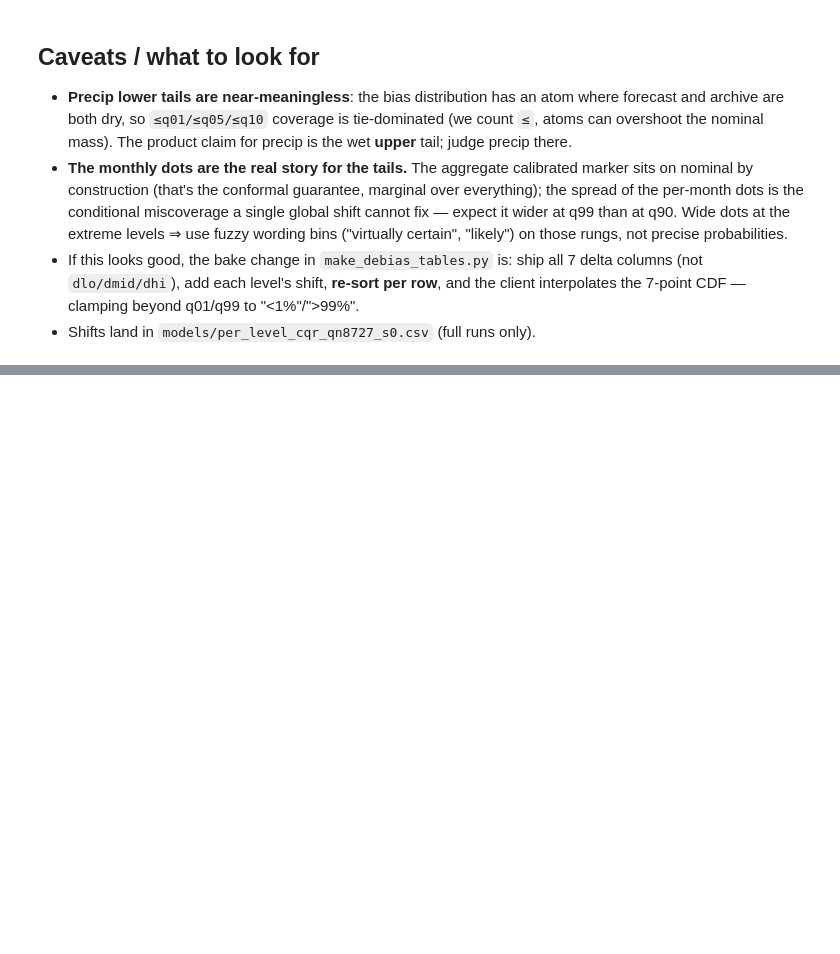
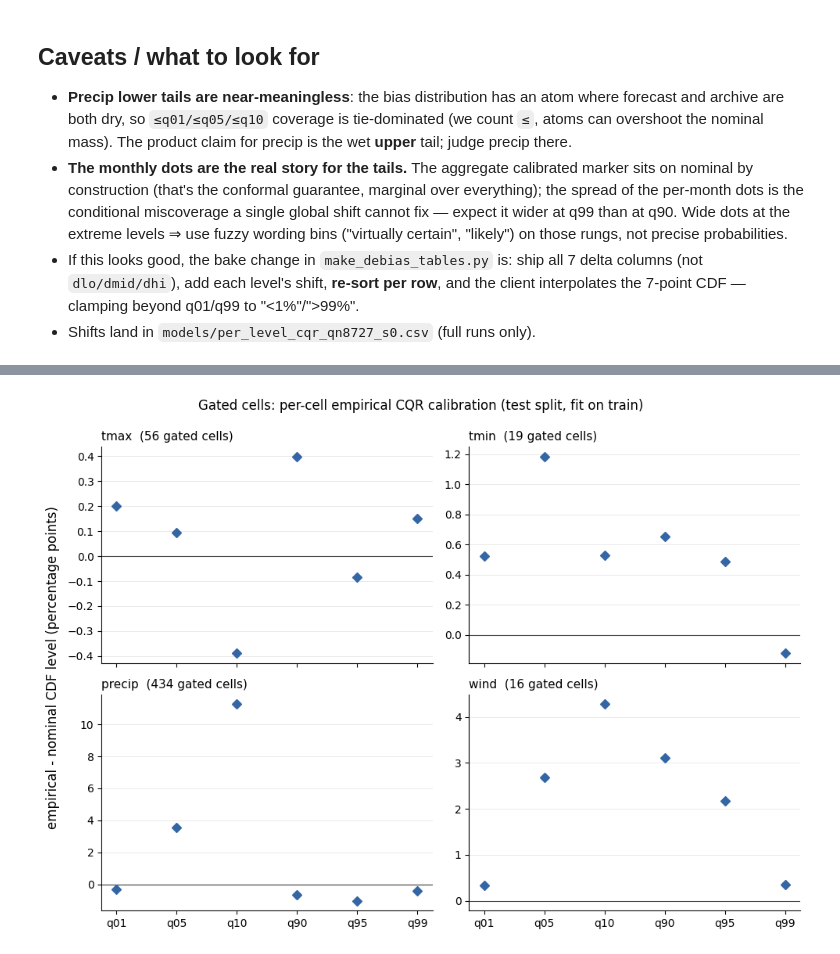
Before and after one commit to theitush/WeatherBaseline, a Jupyter notebook: scripts/bias_study/cqr_per_level_validity.ipynb, the cells around one changed output, grey strips where cells are left out. Saved outputs shown, nothing was run; the diff lists cells and outputs as text; code cells hidden in the pictures; blank space fills up the shorter version.

```diff
--- a/scripts/bias_study/cqr_per_level_validity.ipynb
+++ b/scripts/bias_study/cqr_per_level_validity.ipynb
@@ -473,0 +664,22 @@ smallest bin: n=0 — at the 1% claims a bin needs a few thousand rows before th
+# %%
+fig, axes = plt.subplots(2, 2, figsize=(10, 7), sharex=True)
+x_all = np.arange(len(SIDED_LEVELS))
+x_labels = [f"q{int(level * 100):02d}" for level in SIDED_LEVELS]
+for ax, name in zip(axes.flat, VAR_NAMES):
+    cdf = gated_coverage[gated_coverage["var"] == name].set_index("level").empirical_cdf
+    ax.axhline(0, color="0.25", lw=0.8)
+    ax.plot(x_all, [(cdf[level] - level) * 100 for level in SIDED_LEVELS],
+            "D", color=CALIBRATED_COLOR, ms=6)
+    ax.set_title(f"{name}  ({gate_counts[name]} gated cells)", loc="left", fontsize=11)
+    ax.set_xticks(x_all, x_labels)
+    ax.grid(axis="y", color="0.9", lw=0.6)
+    ax.set_axisbelow(True)
+    for side in ("top", "right"):
+        ax.spines[side].set_visible(False)
+fig.supylabel("empirical - nominal CDF level (percentage points)")
+fig.suptitle("Gated cells: per-cell empirical CQR calibration"
+             " (test split, fit on train)", y=0.99)
+fig.tight_layout()
+plt.show()
+# %% [output]
+[figure, added]
```
Also changed, not shown: parts of 18 cells of this notebook, 1 other file.
